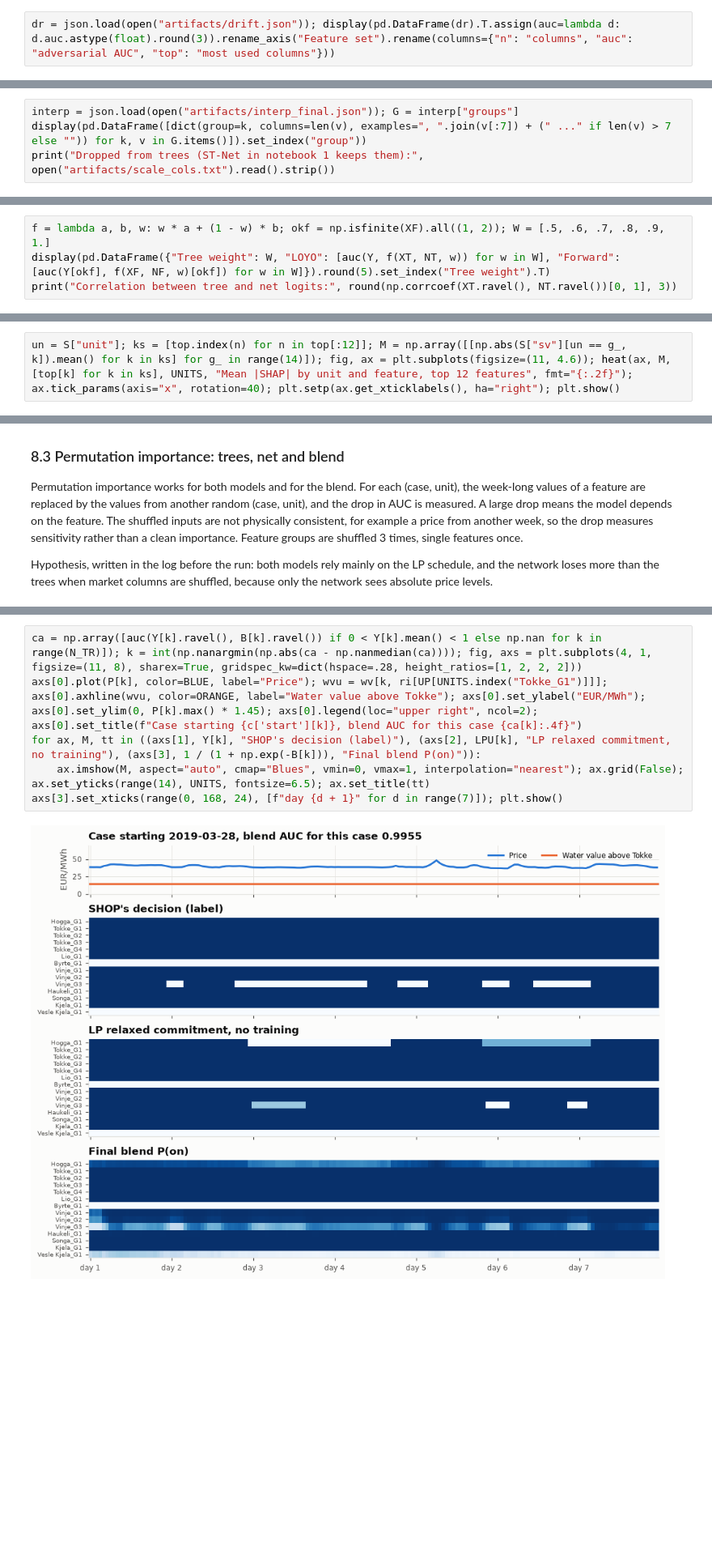
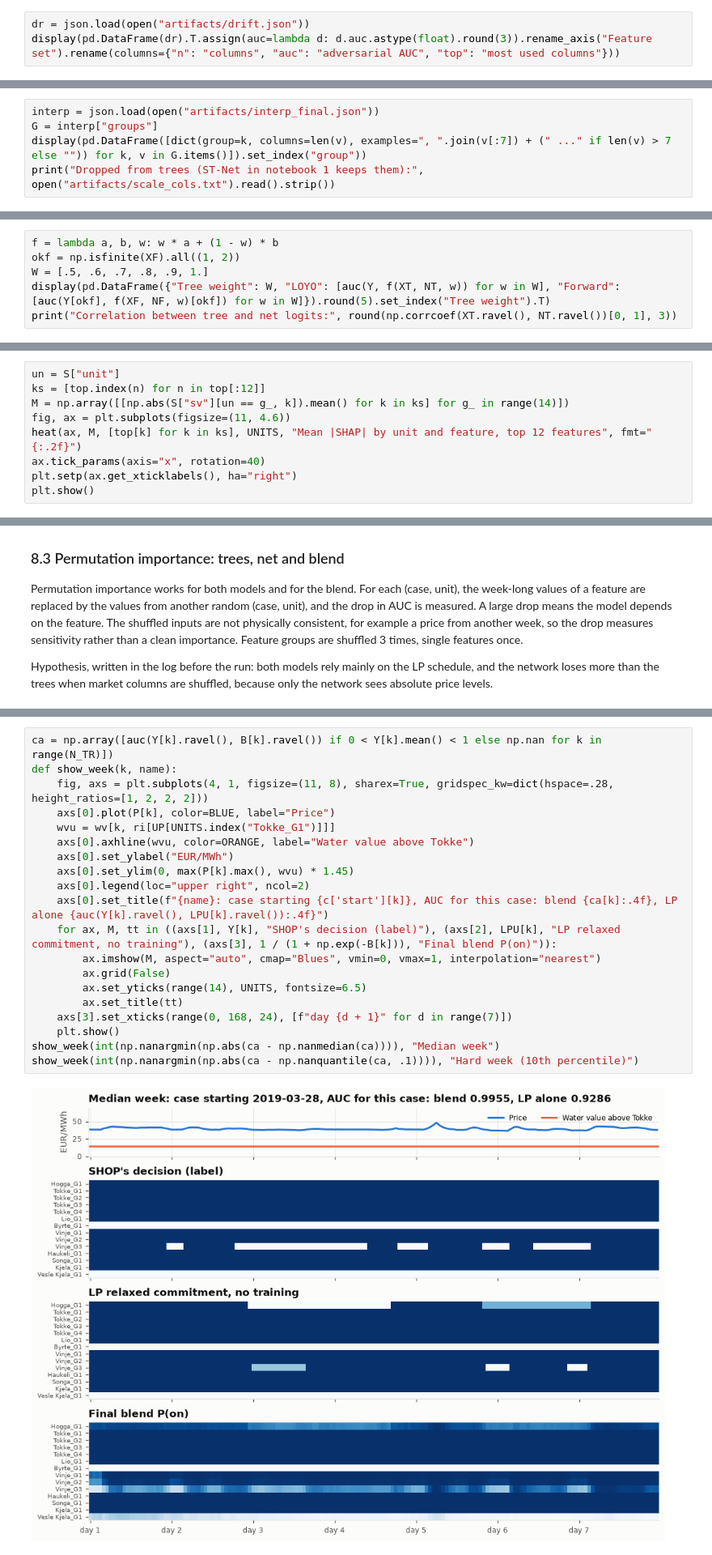
Before and after one commit to MartinNordli/Unit-Commitment-Problem, a Jupyter notebook: submission/Report.ipynb, the cells around one changed output, grey strips where cells are left out. Shown at 81% size. Saved outputs shown, nothing was run; the diff lists cells and outputs as text; blank space fills up the shorter version.

```diff
--- a/submission/Report.ipynb
+++ b/submission/Report.ipynb
@@ -301,7 +395,8 @@ Reservoir fill, mean over days: {'Kjelavatn': 0.5, 'Staavatn': 0.57, 'Langesae':
 
 **Adversarial validation.** To test the last point more strictly, I trained a classifier to tell test hours from training hours. If it cannot (AUC near 0.5), the test years look like the training years. Training and validation alternate in 60-day blocks, so overlapping cases stay together. Calendar and unit columns are left out, since dates alone would let the classifier memorise which period is test.
 # %%
-dr = json.load(open("artifacts/drift.json")); display(pd.DataFrame(dr).T.assign(auc=lambda d: d.auc.astype(float).round(3)).rename_axis("Feature set").rename(columns={"n": "columns", "auc": "adversarial AUC", "top": "most used columns"}))
+dr = json.load(open("artifacts/drift.json"))
+display(pd.DataFrame(dr).T.assign(auc=lambda d: d.auc.astype(float).round(3)).rename_axis("Feature set").rename(columns={"n": "columns", "auc": "adversarial AUC", "top": "most used columns"}))
 # %% [output]
 |  | columns | adversarial AUC | most used columns |
 | Feature set |  |  |  |
@@ -377,7 +472,8 @@ Version 5 ranks about as well as version 4 on its own (table above), but its wee
 
 The table below lists the feature groups of the final models. The six absolute price columns printed under it are used only by the neural network in notebook 1.
 # %%
-interp = json.load(open("artifacts/interp_final.json")); G = interp["groups"]
+interp = json.load(open("artifacts/interp_final.json"))
+G = interp["groups"]
 display(pd.DataFrame([dict(group=k, columns=len(v), examples=", ".join(v[:7]) + (" ..." if len(v) > 7 else "")) for k, v in G.items()]).set_index("group"))
 print("Dropped from trees (ST-Net in notebook 1 keeps them):", open("artifacts/scale_cols.txt").read().strip())
 # %% [output]
@@ -614,7 +733,9 @@ The course asks that the hyperparameters in the short notebooks are explained. F
 
 **Blend weight.** 0.7 for XGBoost and 0.3 for ST-Net, fixed before the last round of experiments. The table below shows that validation is flat between 0.6 and 0.8, and nested weights on an earlier set of models were 0.65-0.70 in every fold. The final weight itself was not chosen nested.
 # %%
-f = lambda a, b, w: w * a + (1 - w) * b; okf = np.isfinite(XF).all((1, 2)); W = [.5, .6, .7, .8, .9, 1.]
+f = lambda a, b, w: w * a + (1 - w) * b
+okf = np.isfinite(XF).all((1, 2))
+W = [.5, .6, .7, .8, .9, 1.]
 display(pd.DataFrame({"Tree weight": W, "LOYO": [auc(Y, f(XT, NT, w)) for w in W], "Forward": [auc(Y[okf], f(XF, NF, w)[okf]) for w in W]}).round(5).set_index("Tree weight").T)
 print("Correlation between tree and net logits:", round(np.corrcoef(XT.ravel(), NT.ravel())[0, 1], 3))
 # %% [output]
@@ -675,7 +824,14 @@ Each blue dot is one prediction: the feature's value (x axis) against how much i
 
 Does the model rely on the same features for every unit?
 # %%
-un = S["unit"]; ks = [top.index(n) for n in top[:12]]; M = np.array([[np.abs(S["sv"][un == g_, k]).mean() for k in ks] for g_ in range(14)]); fig, ax = plt.subplots(figsize=(11, 4.6)); heat(ax, M, [top[k] for k in ks], UNITS, "Mean |SHAP| by unit and feature, top 12 features", fmt="{:.2f}"); ax.tick_params(axis="x", rotation=40); plt.setp(ax.get_xticklabels(), ha="right"); plt.show()
+un = S["unit"]
+ks = [top.index(n) for n in top[:12]]
+M = np.array([[np.abs(S["sv"][un == g_, k]).mean() for k in ks] for g_ in range(14)])
+fig, ax = plt.subplots(figsize=(11, 4.6))
+heat(ax, M, [top[k] for k in ks], UNITS, "Mean |SHAP| by unit and feature, top 12 features", fmt="{:.2f}")
+ax.tick_params(axis="x", rotation=40)
+plt.setp(ax.get_xticklabels(), ha="right")
+plt.show()
 # %% [output]
 [figure]
 # %% [markdown]
@@ -715,8 +890,22 @@ Numbers alone hide what the predictions look like. The figure shows one week: th
 # %%
-ca = np.array([auc(Y[k].ravel(), B[k].ravel()) if 0 < Y[k].mean() < 1 else np.nan for k in range(N_TR)]); k = int(np.nanargmin(np.abs(ca - np.nanmedian(ca)))); fig, axs = plt.subplots(4, 1, figsize=(11, 8), sharex=True, gridspec_kw=dict(hspace=.28, height_ratios=[1, 2, 2, 2]))
-axs[0].plot(P[k], color=BLUE, label="Price"); wvu = wv[k, ri[UP[UNITS.index("Tokke_G1")]]]; axs[0].axhline(wvu, color=ORANGE, label="Water value above Tokke"); axs[0].set_ylabel("EUR/MWh"); axs[0].set_ylim(0, P[k].max() * 1.45); axs[0].legend(loc="upper right", ncol=2); axs[0].set_title(f"Case starting {c['start'][k]}, blend AUC for this case {ca[k]:.4f}")
-for ax, M, tt in ((axs[1], Y[k], "SHOP's decision (label)"), (axs[2], LPU[k], "LP relaxed commitment, no training"), (axs[3], 1 / (1 + np.exp(-B[k])), "Final blend P(on)")):
-    ax.imshow(M, aspect="auto", cmap="Blues", vmin=0, vmax=1, interpolation="nearest"); ax.grid(False); ax.set_yticks(range(14), UNITS, fontsize=6.5); ax.set_title(tt)
-axs[3].set_xticks(range(0, 168, 24), [f"day {d + 1}" for d in range(7)]); plt.show()
+ca = np.array([auc(Y[k].ravel(), B[k].ravel()) if 0 < Y[k].mean() < 1 else np.nan for k in range(N_TR)])
+def show_week(k, name):
+    fig, axs = plt.subplots(4, 1, figsize=(11, 8), sharex=True, gridspec_kw=dict(hspace=.28, height_ratios=[1, 2, 2, 2]))
+    axs[0].plot(P[k], color=BLUE, label="Price")
+    wvu = wv[k, ri[UP[UNITS.index("Tokke_G1")]]]
+    axs[0].axhline(wvu, color=ORANGE, label="Water value above Tokke")
+    axs[0].set_ylabel("EUR/MWh")
+    axs[0].set_ylim(0, max(P[k].max(), wvu) * 1.45)
+    axs[0].legend(loc="upper right", ncol=2)
+    axs[0].set_title(f"{name}: case starting {c['start'][k]}, AUC for this case: blend {ca[k]:.4f}, LP alone {auc(Y[k].ravel(), LPU[k].ravel()):.4f}")
+    for ax, M, tt in ((axs[1], Y[k], "SHOP's decision (label)"), (axs[2], LPU[k], "LP relaxed commitment, no training"), (axs[3], 1 / (1 + np.exp(-B[k])), "Final blend P(on)")):
+        ax.imshow(M, aspect="auto", cmap="Blues", vmin=0, vmax=1, interpolation="nearest")
+        ax.grid(False)
+        ax.set_yticks(range(14), UNITS, fontsize=6.5)
+        ax.set_title(tt)
+    axs[3].set_xticks(range(0, 168, 24), [f"day {d + 1}" for d in range(7)])
+    plt.show()
+show_week(int(np.nanargmin(np.abs(ca - np.nanmedian(ca)))), "Median week")
+show_week(int(np.nanargmin(np.abs(ca - np.nanquantile(ca, .1)))), "Hard week (10th percentile)")
 # %% [output]
-[figure, old version]
+[figure, new version]
```
Also changed, not shown: parts of 36 cells of this notebook, 3 other files.
